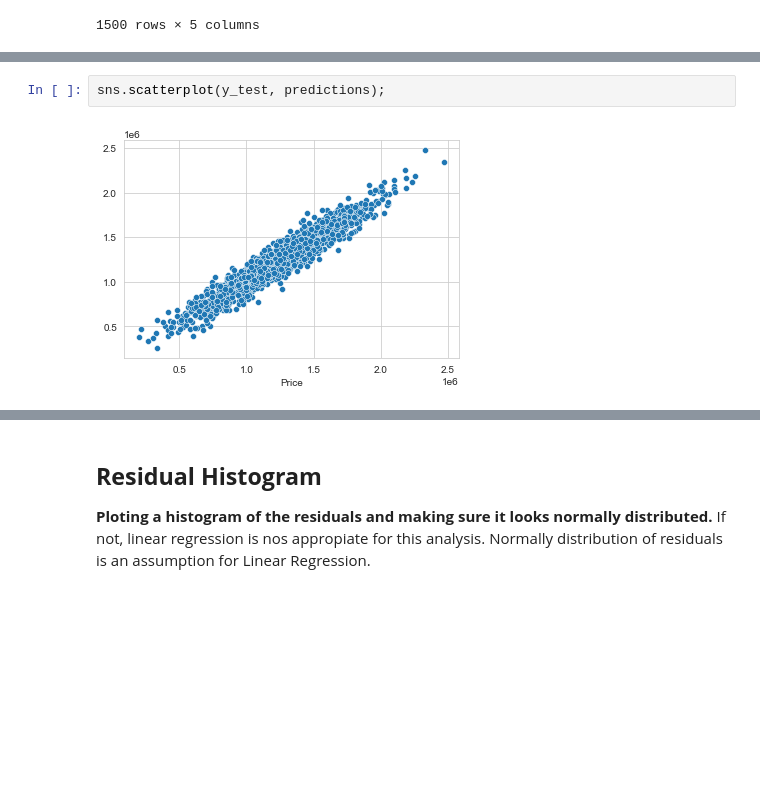
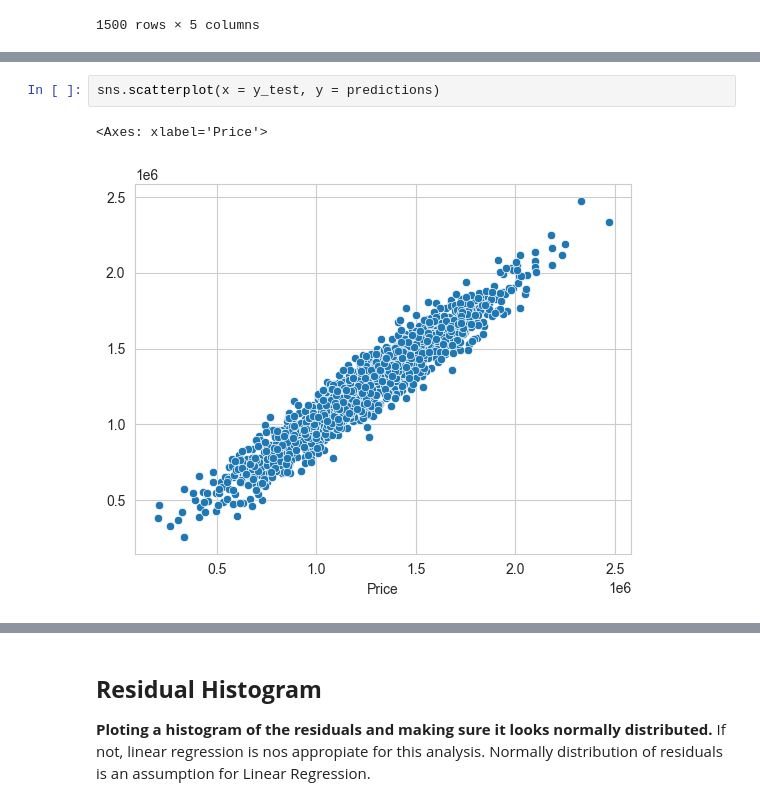
Before and after one commit to tonilocust/Machine_Learning, a Jupyter notebook: 1-Supervisado/1-Regression/1-Linear_Regression/1_usa-housing-linear-regression.ipynb, the cells around one changed output, grey strips where cells are left out. Cells and saved outputs as stored; diff of their text form; blank space fills up the shorter version.

```diff
--- a/1-Supervisado/1-Regression/1-Linear_Regression/1_usa-housing-linear-regression.ipynb
+++ b/1-Supervisado/1-Regression/1-Linear_Regression/1_usa-housing-linear-regression.ipynb
@@ -244,7 +275,8 @@ array([1308536.13592619, 1237122.72746475, 1243835.62817066, ...,
 # %%
-sns.scatterplot(y_test, predictions);
+sns.scatterplot(x = y_test, y = predictions)
 # %% [output]
+<Axes: xlabel='Price'>
-[figure, old version]
+[figure, new version]
 # %%
 new_home = np.array([[100000, 20, 8, 9, 100000],
                     [200000, 40, 16, 18, 110000]])
```
Also changed, not shown: parts of 20 cells of this notebook, 2 other files.
